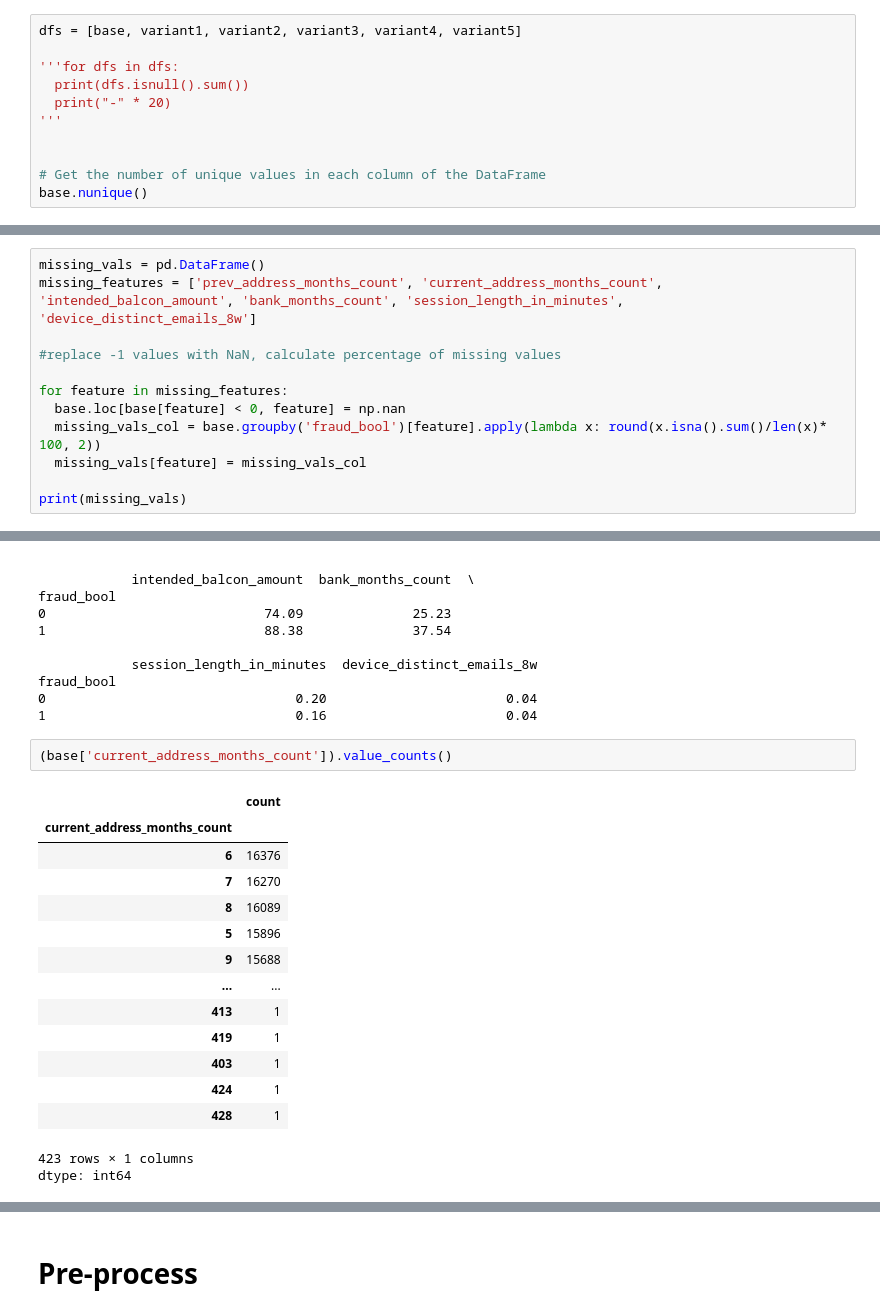
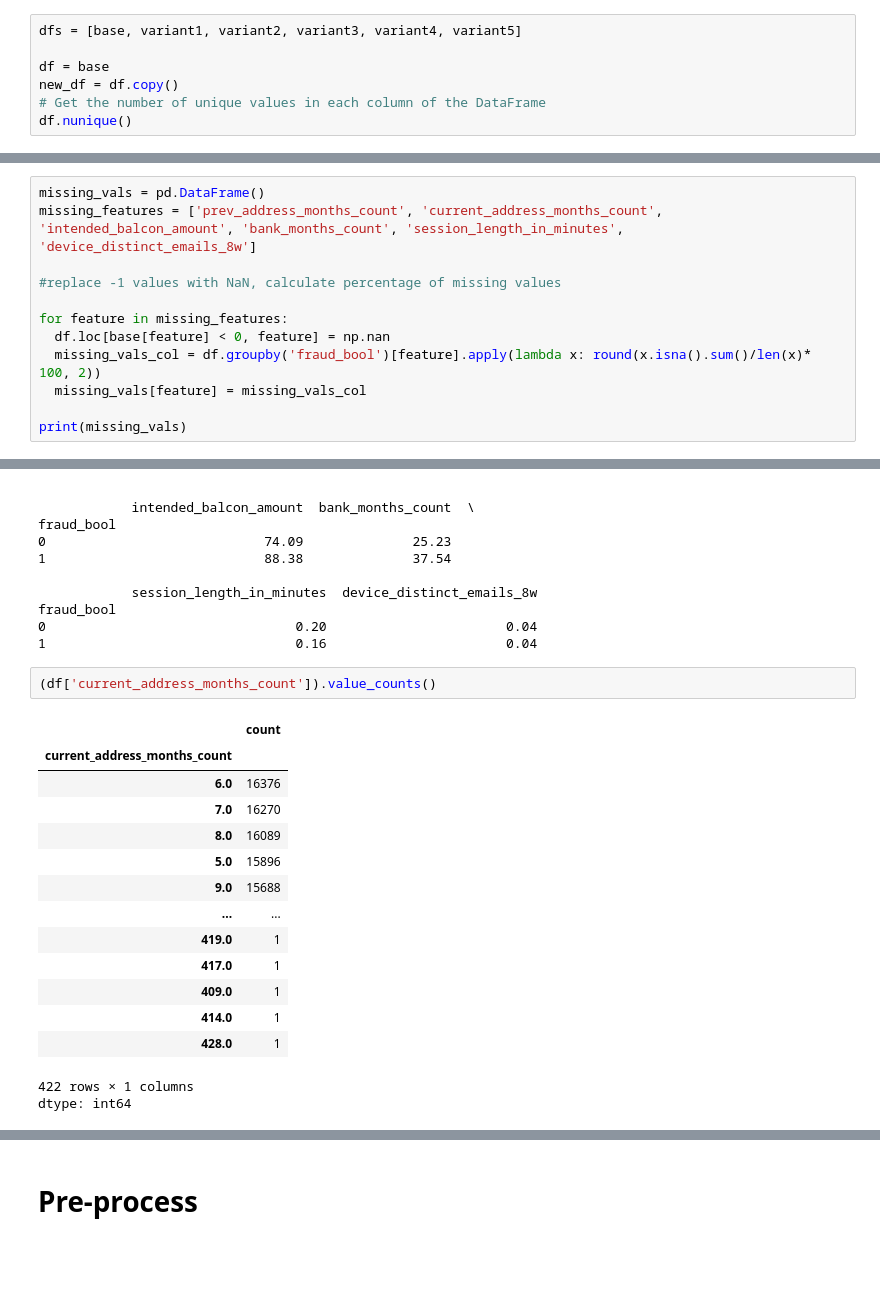
Before and after one commit to MDankloff/Cluster-Bias-Disco, a Jupyter notebook: Notebooks/BAF_Exploratory.ipynb, the cells around one changed output, grey strips where cells are left out. Saved outputs shown, nothing was run; the diff lists cells and outputs as text; blank space fills up the shorter version.

```diff
--- a/Notebooks/BAF_Exploratory.ipynb
+++ b/Notebooks/BAF_Exploratory.ipynb
@@ -169,14 +153,10 @@ variant5 = dataframes['Variant V']
 # %%
 dfs = [base, variant1, variant2, variant3, variant4, variant5]
 
-'''for dfs in dfs:
-  print(dfs.isnull().sum())
-  print("-" * 20)
-'''
-
-
+df = base
+new_df = df.copy()
 # Get the number of unique values in each column of the DataFrame
-base.nunique()
+df.nunique()
 # %% [output]
 |  | 0 |
 | fraud_bool | 2 |
@@ -242,8 +232,8 @@ missing_features = ['prev_address_months_count', 'current_address_months_count',
 #replace -1 values with NaN, calculate percentage of missing values
 
 for feature in missing_features:
-  base.loc[base[feature] < 0, feature] = np.nan
-  missing_vals_col = base.groupby('fraud_bool')[feature].apply(lambda x: round(x.isna().sum()/len(x)* 100, 2))
+  df.loc[base[feature] < 0, feature] = np.nan
+  missing_vals_col = df.groupby('fraud_bool')[feature].apply(lambda x: round(x.isna().sum()/len(x)* 100, 2))
   missing_vals[feature] = missing_vals_col
 
 print(missing_vals)
@@ -263,20 +253,20 @@ fraud_bool
 0                                0.20                       0.04
 1                                0.16                       0.04
 # %%
-(base['current_address_months_count']).value_counts()
+(df['current_address_months_count']).value_counts()
 # %% [output]
 |  | count |
 | current_address_months_count |  |
-| 6 | 16376 |
-| 7 | 16270 |
-| 8 | 16089 |
-| 5 | 15896 |
-| 9 | 15688 |
+| 6.0 | 16376 |
+| 7.0 | 16270 |
+| 8.0 | 16089 |
+| 5.0 | 15896 |
+| 9.0 | 15688 |
 | ... | ... |
-| 413 | 1 |
-| 419 | 1 |
-| 403 | 1 |
-| 424 | 1 |
-| 428 | 1 |
+| 419.0 | 1 |
+| 417.0 | 1 |
+| 409.0 | 1 |
+| 414.0 | 1 |
+| 428.0 | 1 |
-423 rows × 1 columns
+422 rows × 1 columns
 dtype: int64
```
Also changed, not shown: parts of 27 cells of this notebook.
